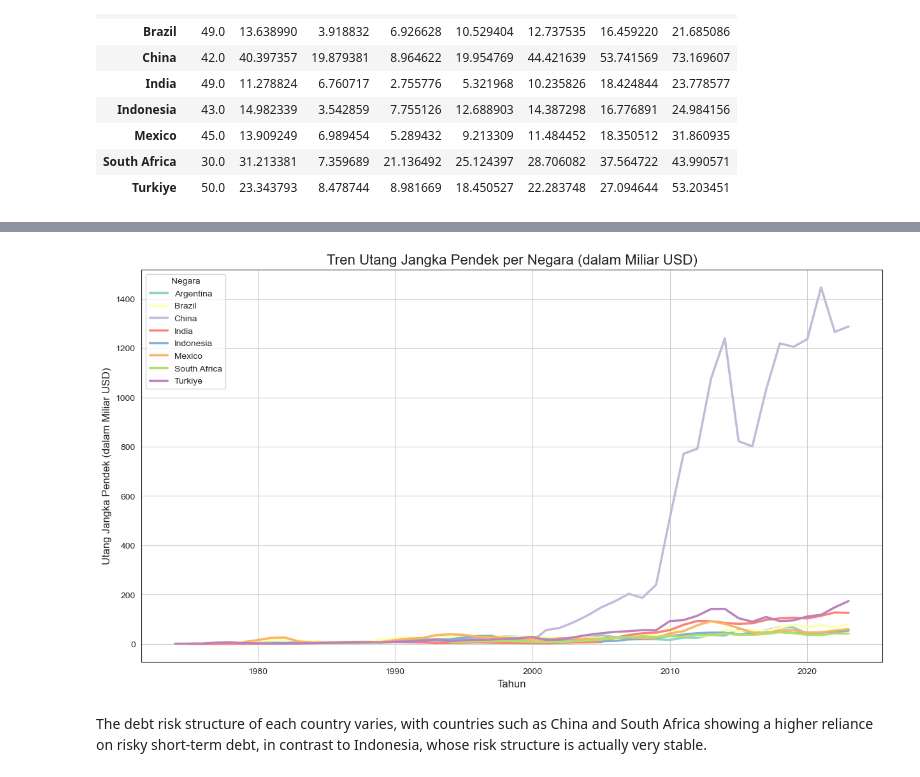
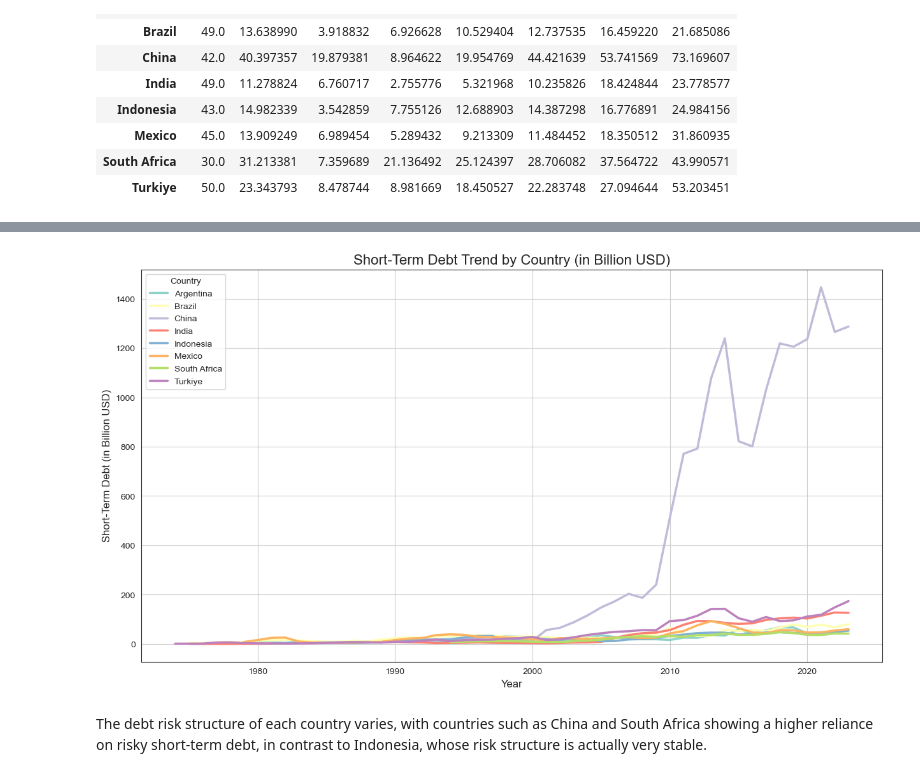
Before and after one commit to hillalhar/EDA-Global-Debt, a Jupyter notebook: debt-eda.ipynb, the cells around one changed output, grey strips where cells are left out. Cells and saved outputs as stored; diff of their text form; code cells hidden in the pictures.

```diff
--- a/debt-eda.ipynb
+++ b/debt-eda.ipynb
@@ -377,22 +371,22 @@ plt.show()
 # %%
-# Atur ukuran gambar
+# Set the figure size
 plt.figure(figsize=(15, 8))
 
-# Buat line plot menggunakan seaborn
-# x = Tahun, y = Utang Jangka Pendek, dan setiap negara (hue) akan memiliki garis warna berbeda
+# Create a line plot using seaborn
+# x = Year, y = Short-Term Debt, and each country (hue) will have a different colored line
 sns.lineplot(data=df_final, x='Year', y='Short_Term_Debt_Billion_USD', hue='Country', linewidth=2.5)
 
-# Atur judul dan label
-plt.title('Tren Utang Jangka Pendek per Negara (dalam Miliar USD)', fontsize=16)
-plt.xlabel('Tahun', fontsize=12)
-plt.ylabel('Utang Jangka Pendek (dalam Miliar USD)', fontsize=12)
+# Set the title and labels
+plt.title('Short-Term Debt Trend by Country (in Billion USD)', fontsize=16)
+plt.xlabel('Year', fontsize=12)
+plt.ylabel('Short-Term Debt (in Billion USD)', fontsize=12)
 
-# Atur legenda
-plt.legend(title='Negara')
+# Set the legend
+plt.legend(title='Country')
 plt.grid(True)
 plt.show()
 # %% [output]
-[figure, old version]
+[figure, new version]
 # %% [markdown]
 The debt risk structure of each country varies, with countries such as China and South Africa showing a higher reliance on risky short-term debt, in contrast to Indonesia, whose risk structure is actually very stable.
 # %% [markdown]
```
Also changed, not shown: parts of 18 cells of this notebook, 22 other files.
